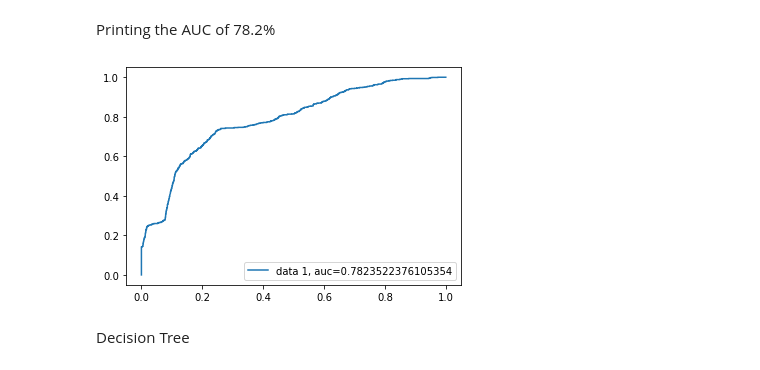
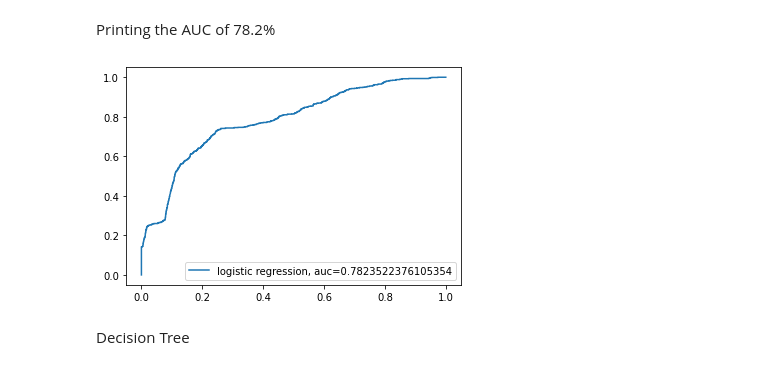
Before and after one commit to rvm100/myprojects, a Jupyter notebook: MLonHR.ipynb, the cells around one changed output. Cells and saved outputs as stored; diff of their text form; code cells hidden in the pictures.

```diff
--- a/MLonHR.ipynb
+++ b/MLonHR.ipynb
@@ -134,12 +134,12 @@ Printing the AUC of 78.2%
 # %%
 y_pred_proba = model_log.predict_proba(X_test)[::,1]
 fpr, tpr, _ = metrics.roc_curve(y_test,  y_pred_proba)
 auc = metrics.roc_auc_score(y_test, y_pred_proba)
-plt.plot(fpr,tpr,label="data 1, auc="+str(auc))
+plt.plot(fpr,tpr,label="logistic regression, auc="+str(auc))
 plt.legend(loc=4)
 plt.show()
 # %% [output]
-[figure, old version]
+[figure, new version]
 # %% [markdown]
 Decision Tree
 # %% [markdown]
```
Also changed, not shown: parts of 1 cell of this notebook.
